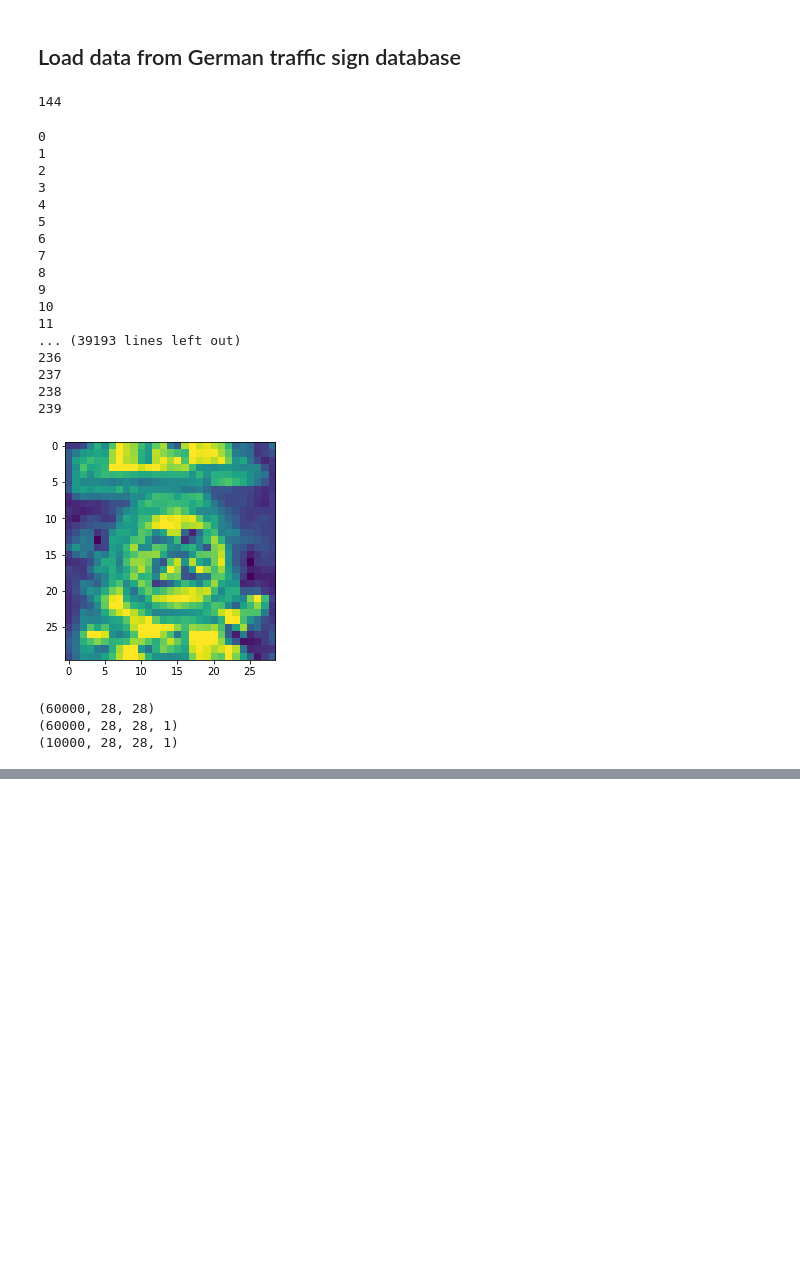
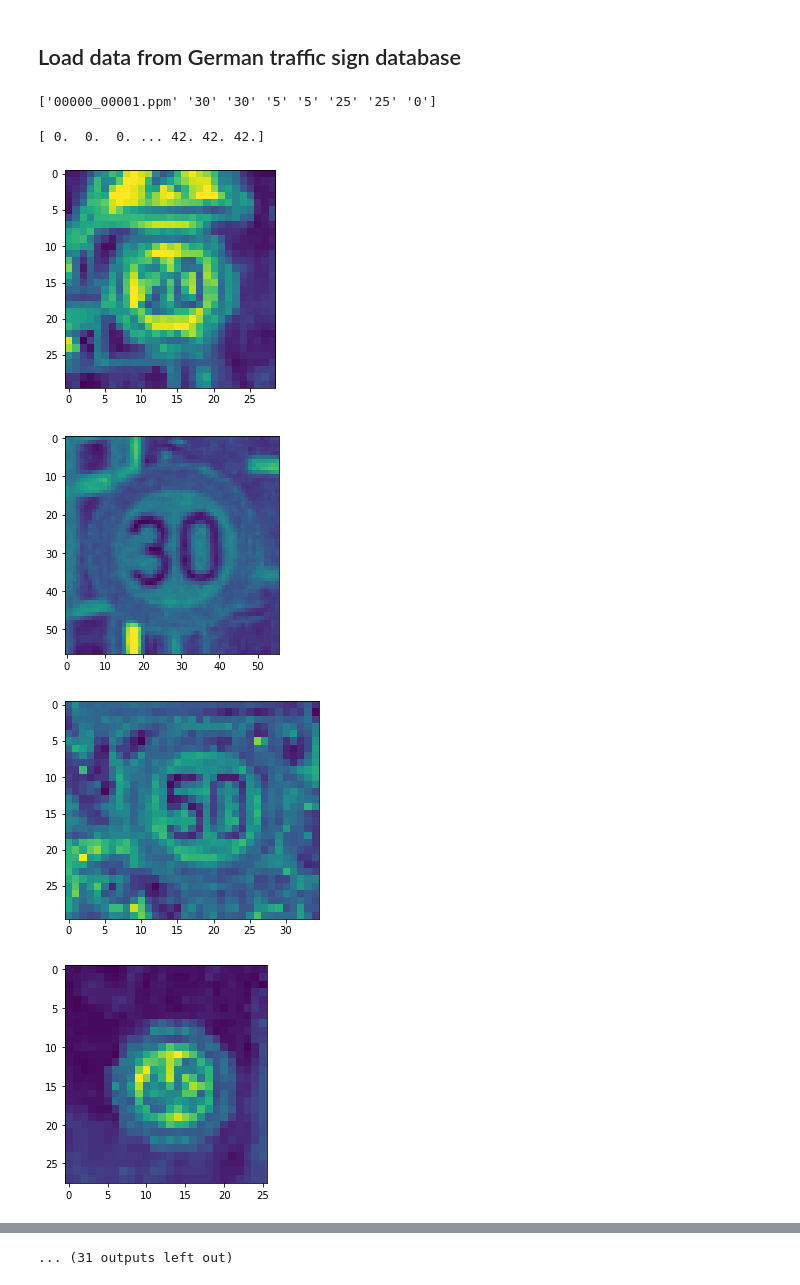
Before and after one commit to Sixaxis9/Embedded-neural-net-traffic-sign-recognition, a Jupyter notebook: CNN_Training.ipynb, the cells around one changed output, grey strips where cells are left out. Cells and saved outputs as stored; diff of their text form; code cells hidden in the pictures; blank space fills up the shorter version.

Commit message:
Data prep succesful, some insight on classes added, requirements for virtual env added

```diff
--- a/CNN_Training.ipynb
+++ b/CNN_Training.ipynb
@@ -22,57 +26,35 @@ csv_content = [] # One numpy array per folder
 # Iterate over all subfolders
 for i in range(43):
     train_dataset_path = main_folder_path + '/' + "{:05.0f}".format(i) + '/'
-
     # Retrieve complete list of names from the csv files
     f_name = train_dataset_path + "GT-" + "{:05.0f}".format(i) + ".csv"
     csv_content.append(np.genfromtxt(f_name, delimiter=';', skip_header=1, dtype=str))
-
-print()
-# %% [output]
-144
+# %%
+print(csv_content[0][1,:])
+# %% [output]
+['00000_00001.ppm' '30' '30' '5' '5' '25' '25' '0']
 # %%
 # Load the images with read names
 
 image = []
-image_data = []
+y_train = np.empty(0)
 
 for i in range(43):
+    image_data = []
     train_dataset_path = main_folder_path + '/' + "{:05.0f}".format(i) + '/'
     for image_name in enumerate(csv_content[i][:,0]):
         image_data.append(imread(train_dataset_path + image_name[1])[:,:,0])
-        print(image_name[0])
+        y_train = np.append(y_train, i)
     image.append(image_data)
 # %% [output]
-0
-1
-2
-3
-4
-5
-6
-7
-8
-9
-10
-11
-... (39193 lines left out)
-236
-237
-238
-239
+[ 0.  0.  0. ... 42. 42. 42.]
-# %%
-plt.imshow(image[0][30])
-plt.show()
-# %% [output]
-[figure, removed]
-# %%
-# Reshape training set
-print(X_train.shape)
-X_train = np.reshape(X_train, (X_train.shape[0], X_train.shape[1], X_train.shape[2],1))
-print(X_train.shape)
-X_test = np.reshape(X_test, (X_test.shape[0], X_test.shape[1], X_test.shape[2],1))
-print(X_test.shape)
-# %% [output]
-(60000, 28, 28)
-(60000, 28, 28, 1)
-(10000, 28, 28, 1)
+# %%
+# Print the first image in every class
+for i in image:
+    plt.imshow(i[0])
+    plt.show()
+# %% [output]
+[figure, added]
+[figure, added]
+[figure, added]
+[figure, added]
@@ -78,0 +69 @@ print(X_test.shape)
+... (31 outputs left out)
```
Also changed, not shown: parts of 10 cells of this notebook, 2 other files.
